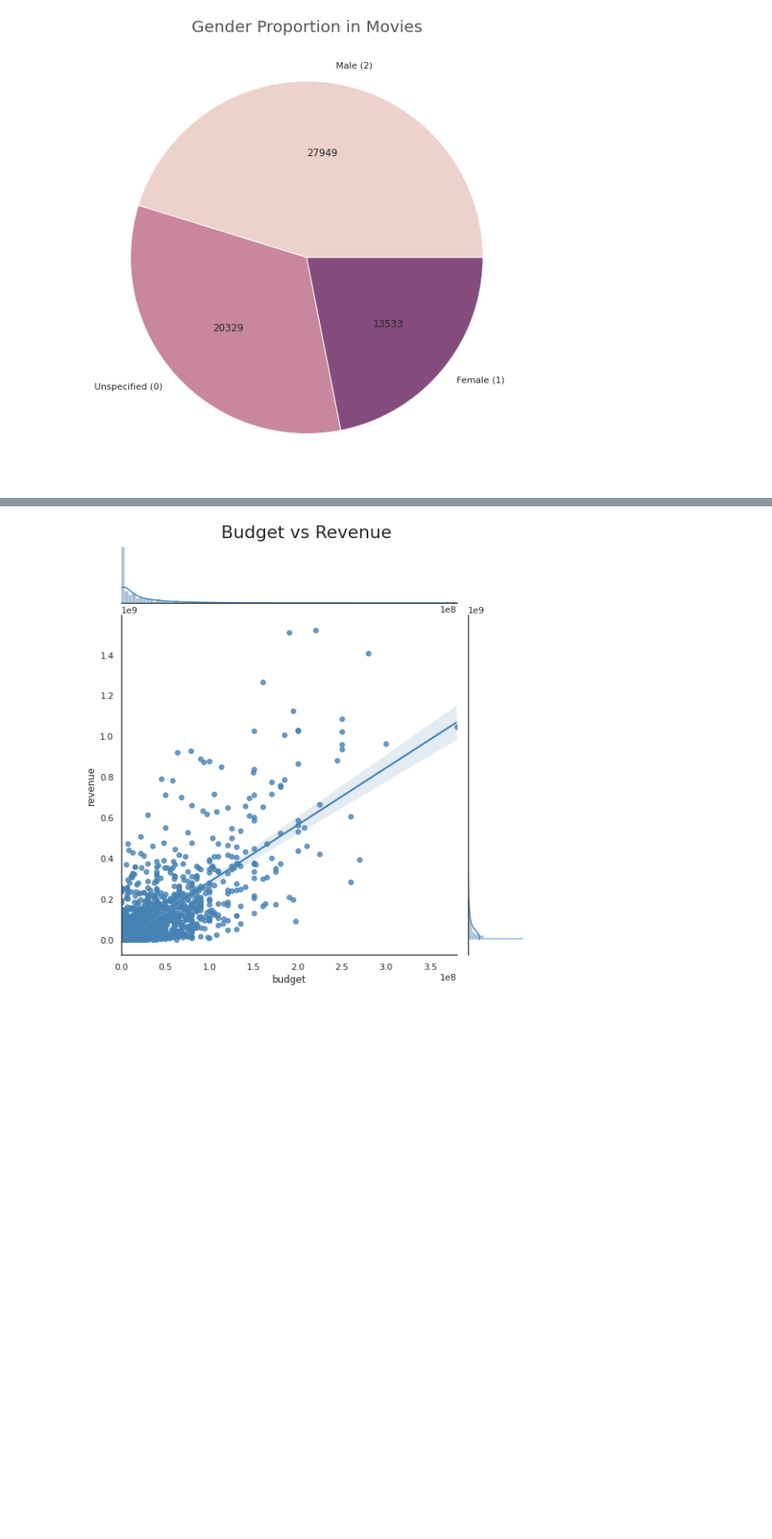
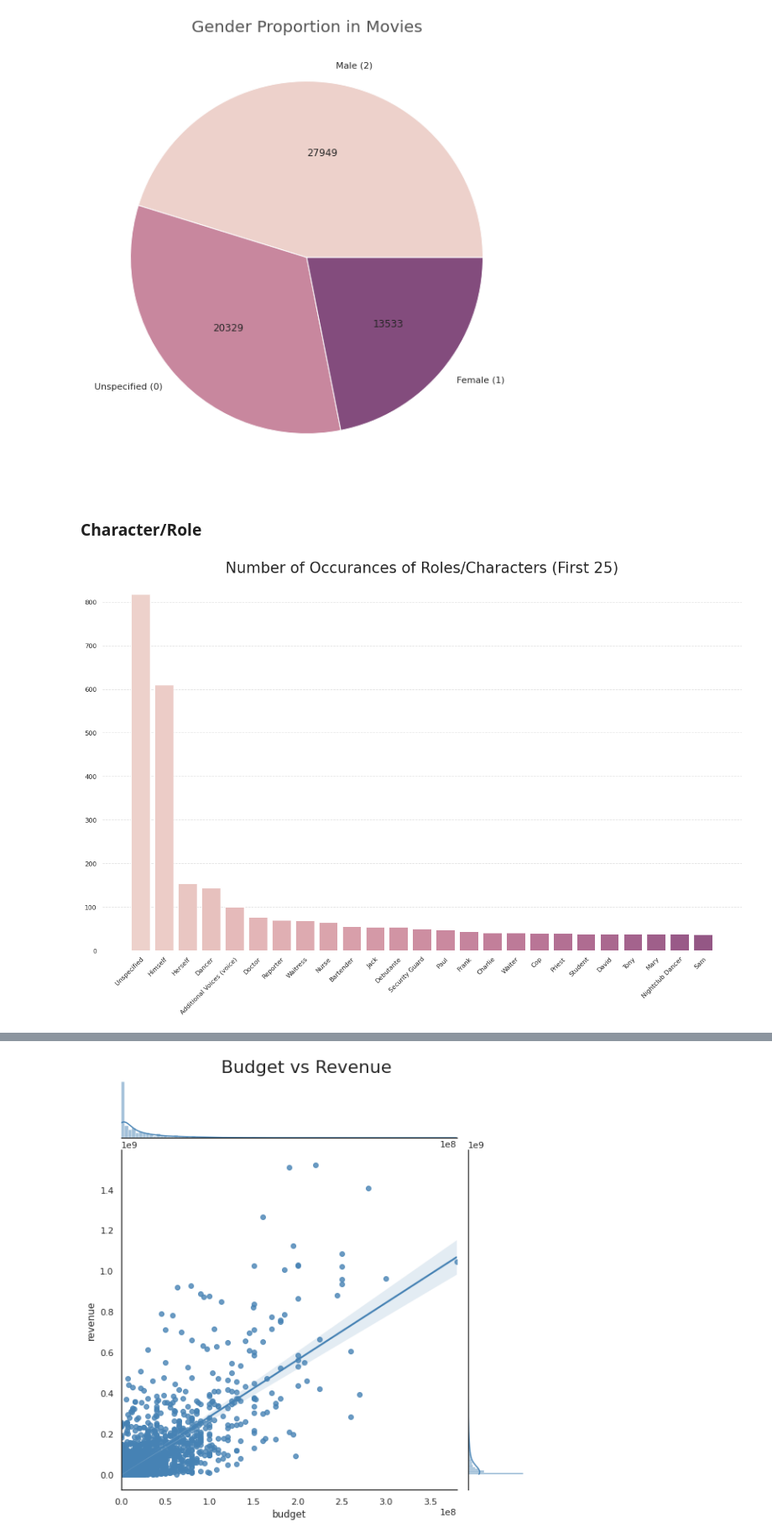
Before and after one commit to pedrohortencio/kaggle-competitions, a Jupyter notebook: TMDB/TMDB.ipynb, the cells around one changed output, grey strips where cells are left out. Shown at 84% size. Saved outputs shown, nothing was run; the diff lists cells and outputs as text; code cells hidden in the pictures; blank space fills up the shorter version.

Commit message:
feat: add new visualizations

```diff
--- a/TMDB/TMDB.ipynb
+++ b/TMDB/TMDB.ipynb
@@ -584,3 +584,27 @@ plt.title('Gender Proportion in Movies',
 plt.show();
 # %% [output]
 [figure]
+# %% [markdown]
+### Character/Role
+# %%
+list_of_cast_characters = list(df_train['cast'].apply(lambda x: [i['character'] for i in x] if x != {} else []).values)
+lst_roles = Counter([i for j in list_of_cast_characters for i in j]).most_common(25)
+
+roles_names = [x[0] for x in lst_roles]
+occurance_values = [x[1] for x in lst_roles]
+
+roles_names[0] = 'Unspecified'
+
+fig = plt.figure(figsize=(20, 12))
+
+plt.bar(x=roles_names, height=occurance_values, color=sns.cubehelix_palette(n_colors=41))
+
+plt.xticks(rotation=45, rotation_mode="anchor", ha='right')
+plt.box(False)
+plt.grid(axis='y', alpha=0.5, ls="--")
+
+plt.title("Number of Occurances of Roles/Characters (First 25)", size=26)
+
+plt.show();
+# %% [output]
+[figure, added]
```
Also changed, not shown: parts of 10 cells of this notebook.
